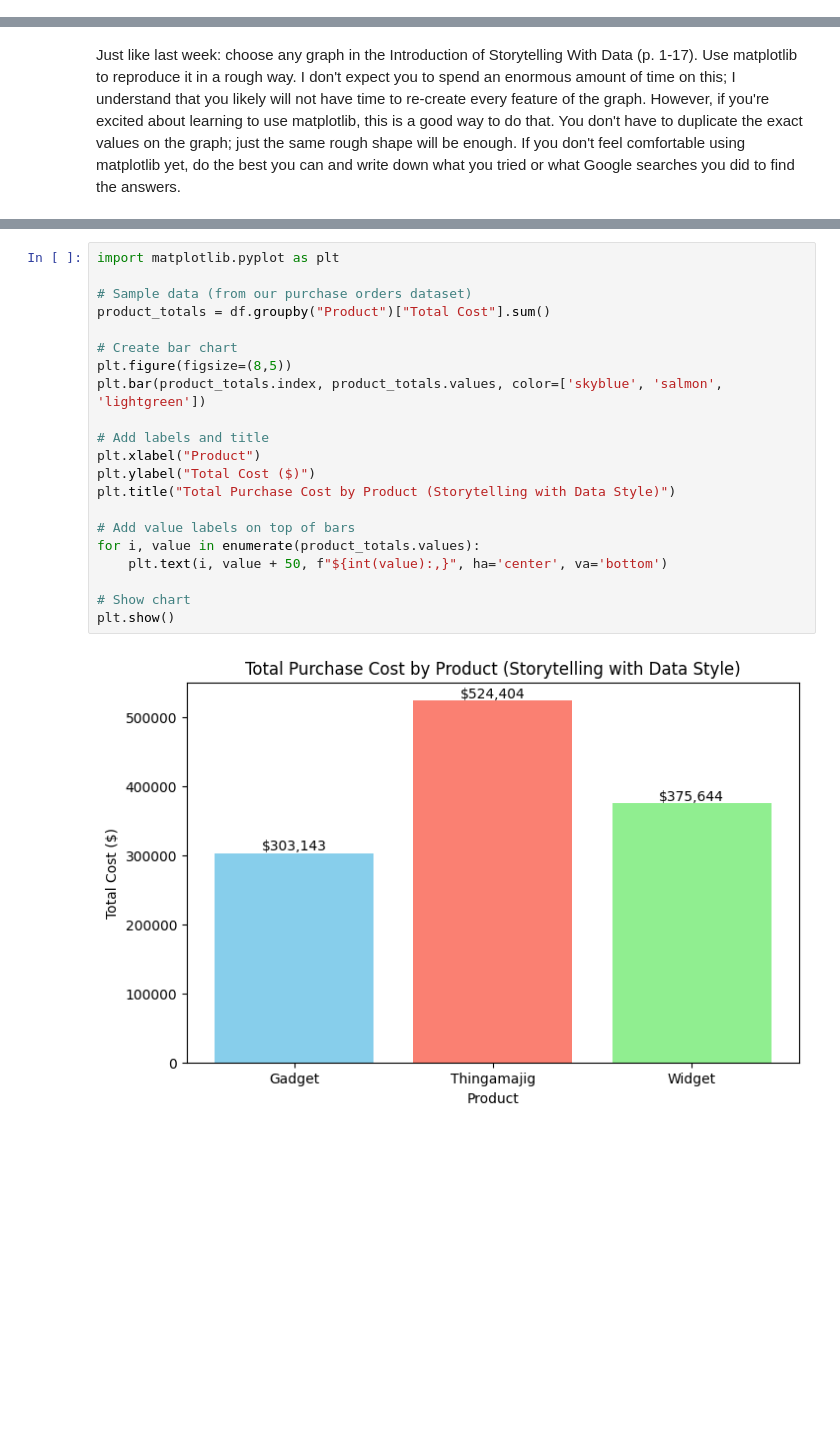
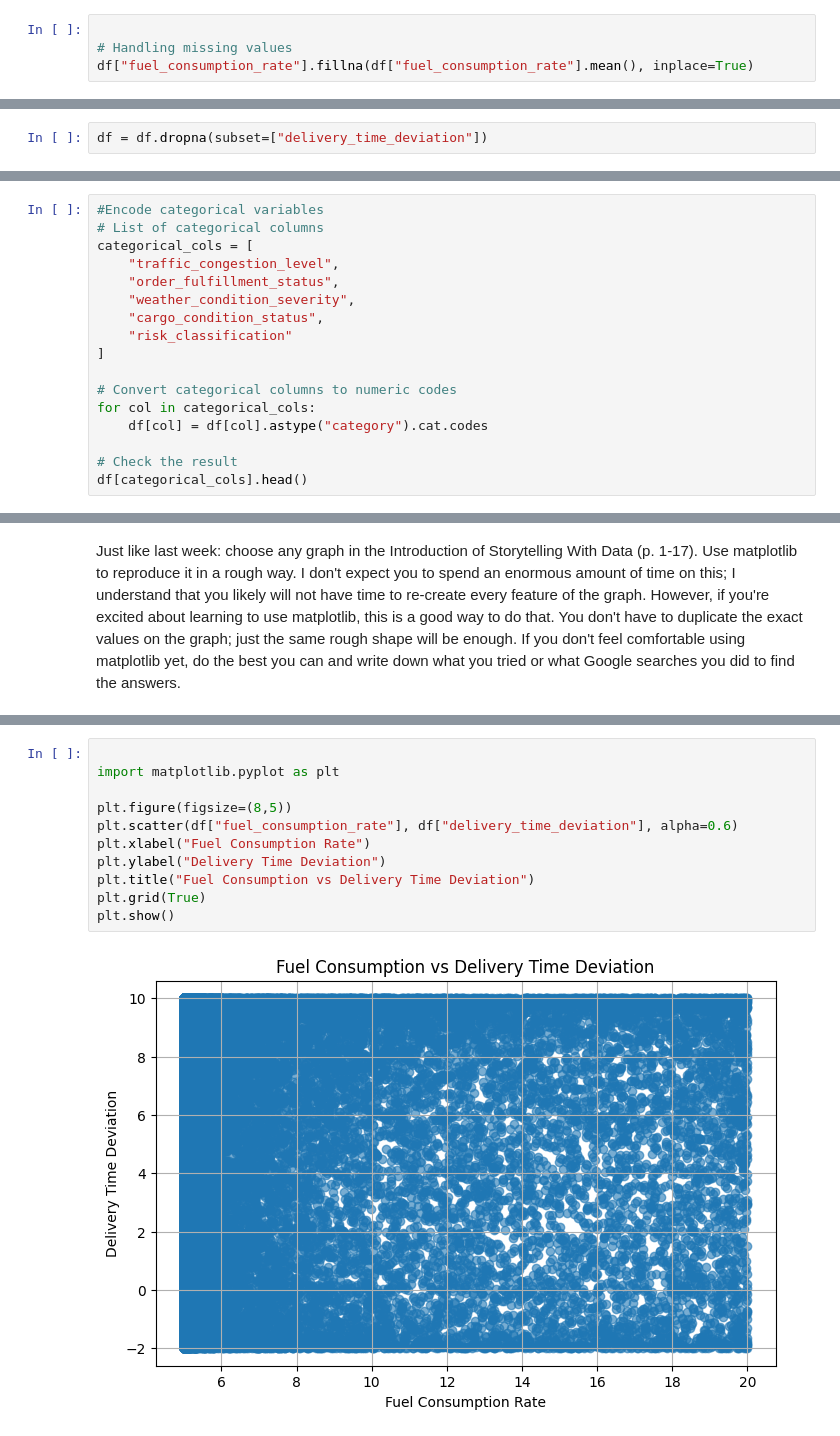
Before and after one commit to mshahan73-hub/Module-B-semester-2, a Jupyter notebook: Week2.ipynb, the cells around one changed output, grey strips where cells are left out. Saved outputs shown, nothing was run; the diff lists cells and outputs as text; blank space fills up the shorter version.

```diff
--- a/Week2.ipynb
+++ b/Week2.ipynb
@@ -184,0 +173,4 @@ See the documentation for a more detailed explanation: https://pandas.pydata.org
+# %%
+
+# Handling missing values
+df["fuel_consumption_rate"].fillna(df["fuel_consumption_rate"].mean(), inplace=True)
@@ -184,0 +197,2 @@ See the documentation for a more detailed explanation: https://pandas.pydata.org
+# %%
+df = df.dropna(subset=["delivery_time_deviation"])
@@ -184,0 +228,17 @@ See the documentation for a more detailed explanation: https://pandas.pydata.org
+# %%
+#Encode categorical variables
+# List of categorical columns
+categorical_cols = [
+    "traffic_congestion_level",
+    "order_fulfillment_status",
+    "weather_condition_severity",
+    "cargo_condition_status",
+    "risk_classification"
+]
+
+# Convert categorical columns to numeric codes
+for col in categorical_cols:
+    df[col] = df[col].astype("category").cat.codes
+
+# Check the result
+df[categorical_cols].head()
@@ -189,23 +320,13 @@ Just like last week: choose any graph in the Introduction of Storytelling With D
 # %%
+
 import matplotlib.pyplot as plt
 
-# Sample data (from our purchase orders dataset)
-product_totals = df.groupby("Product")["Total Cost"].sum()
-
-# Create bar chart
 plt.figure(figsize=(8,5))
-plt.bar(product_totals.index, product_totals.values, color=['skyblue', 'salmon', 'lightgreen'])
-
-# Add labels and title
-plt.xlabel("Product")
-plt.ylabel("Total Cost ($)")
-plt.title("Total Purchase Cost by Product (Storytelling with Data Style)")
-
-# Add value labels on top of bars
-for i, value in enumerate(product_totals.values):
-    plt.text(i, value + 50, f"${int(value):,}", ha='center', va='bottom')
-
-# Show chart
+plt.scatter(df["fuel_consumption_rate"], df["delivery_time_deviation"], alpha=0.6)
+plt.xlabel("Fuel Consumption Rate")
+plt.ylabel("Delivery Time Deviation")
+plt.title("Fuel Consumption vs Delivery Time Deviation")
+plt.grid(True)
 plt.show()
 # %% [output]
-[figure, old version]
+[figure, new version]
```
Also changed, not shown: parts of 20 cells of this notebook.
